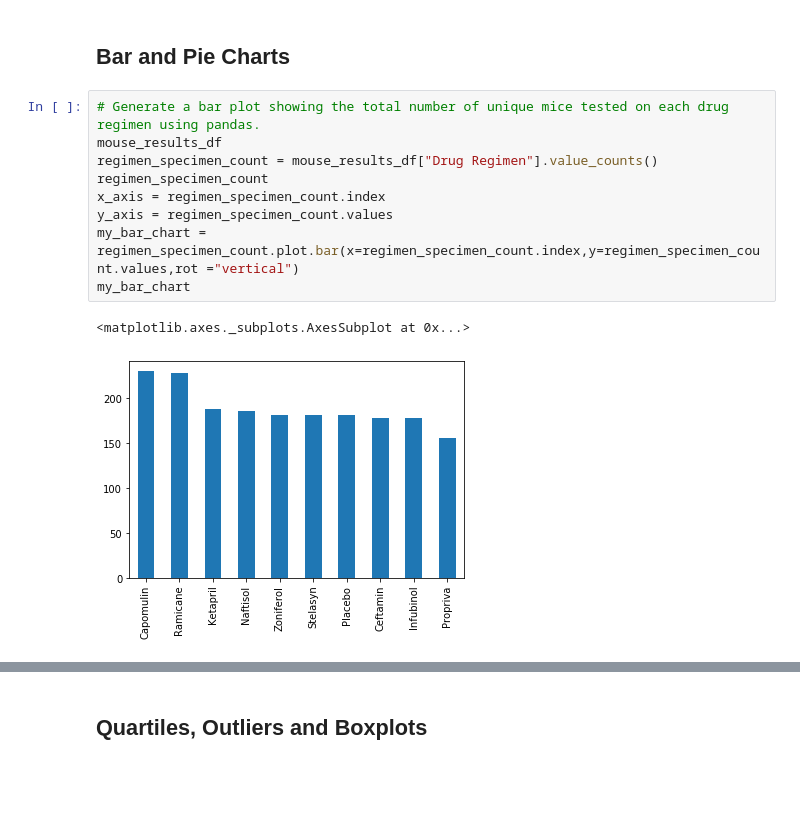
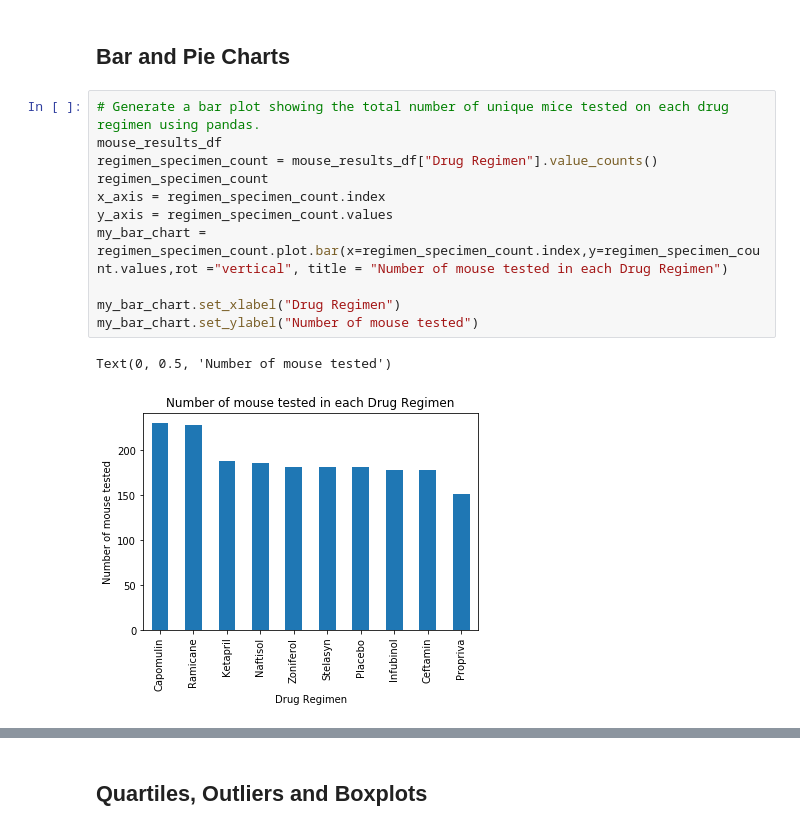
Before and after one commit to soumyakinger/MatPlotLib_HW, a Jupyter notebook: pymaceuticals_starter.ipynb, the cells around one changed output, grey strips where cells are left out. Drawn from its saved outputs; the diff is of its cells as text; blank space fills up the shorter version.

```diff
--- a/pymaceuticals_starter.ipynb
+++ b/pymaceuticals_starter.ipynb
@@ -120,14 +137,16 @@ summary_df
 # %%
 # Generate a bar plot showing the total number of unique mice tested on each drug regimen using pandas.
 mouse_results_df
 regimen_specimen_count = mouse_results_df["Drug Regimen"].value_counts()
 regimen_specimen_count
 x_axis = regimen_specimen_count.index
 y_axis = regimen_specimen_count.values
-my_bar_chart = regimen_specimen_count.plot.bar(x=regimen_specimen_count.index,y=regimen_specimen_count.values,rot ="vertical")
-my_bar_chart
+my_bar_chart = regimen_specimen_count.plot.bar(x=regimen_specimen_count.index,y=regimen_specimen_count.values,rot ="vertical", title = "Number of mouse tested in each Drug Regimen")
+
+my_bar_chart.set_xlabel("Drug Regimen")
+my_bar_chart.set_ylabel("Number of mouse tested")
 # %% [output]
-<matplotlib.axes._subplots.AxesSubplot at 0x...>
+Text(0, 0.5, 'Number of mouse tested')
-[figure, old version]
+[figure, new version]
 # %%
 # Generate a bar plot showing the total number of unique mice tested on each drug regimen using pyplot.
```
Also changed, not shown: parts of 18 cells of this notebook.
